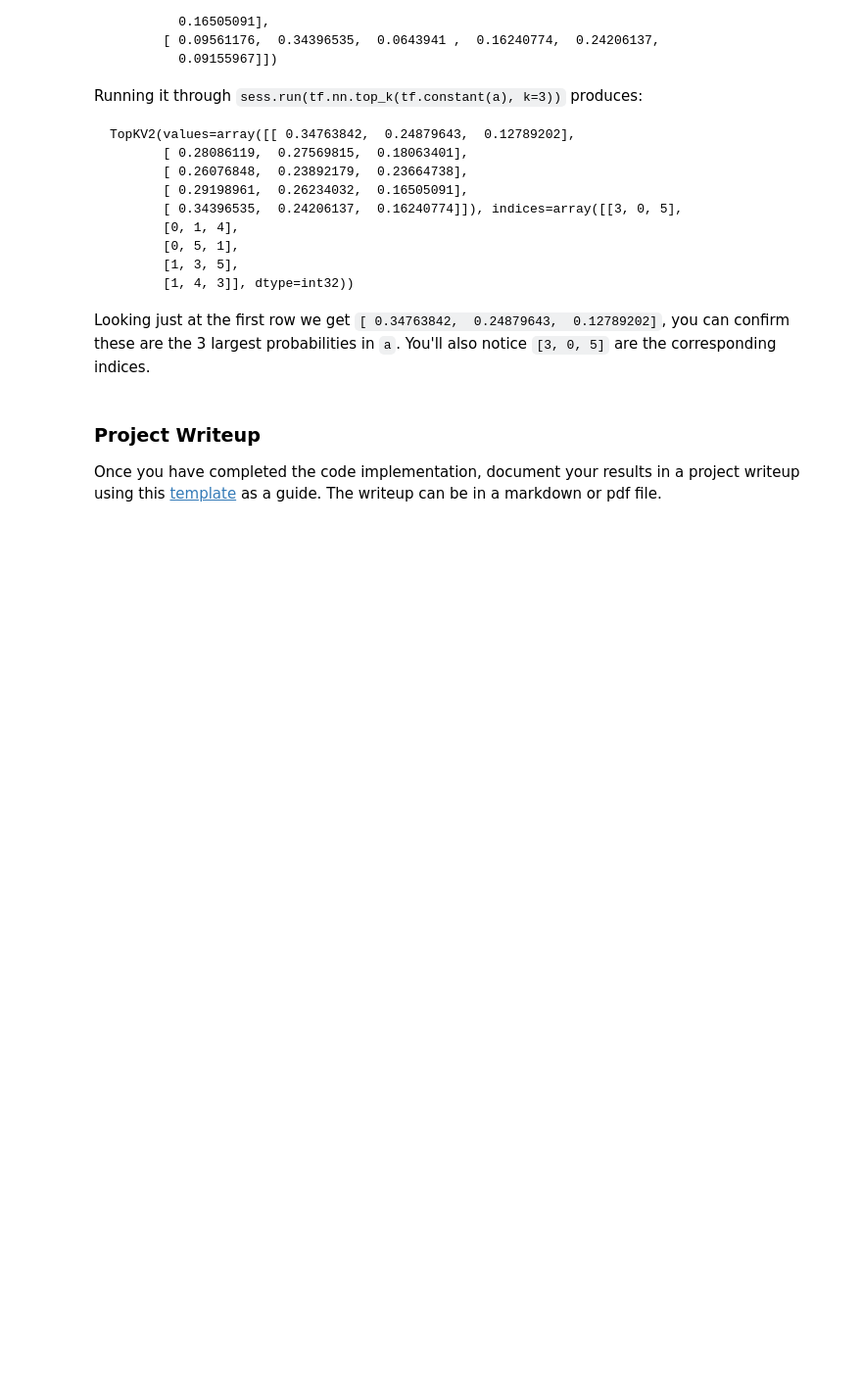
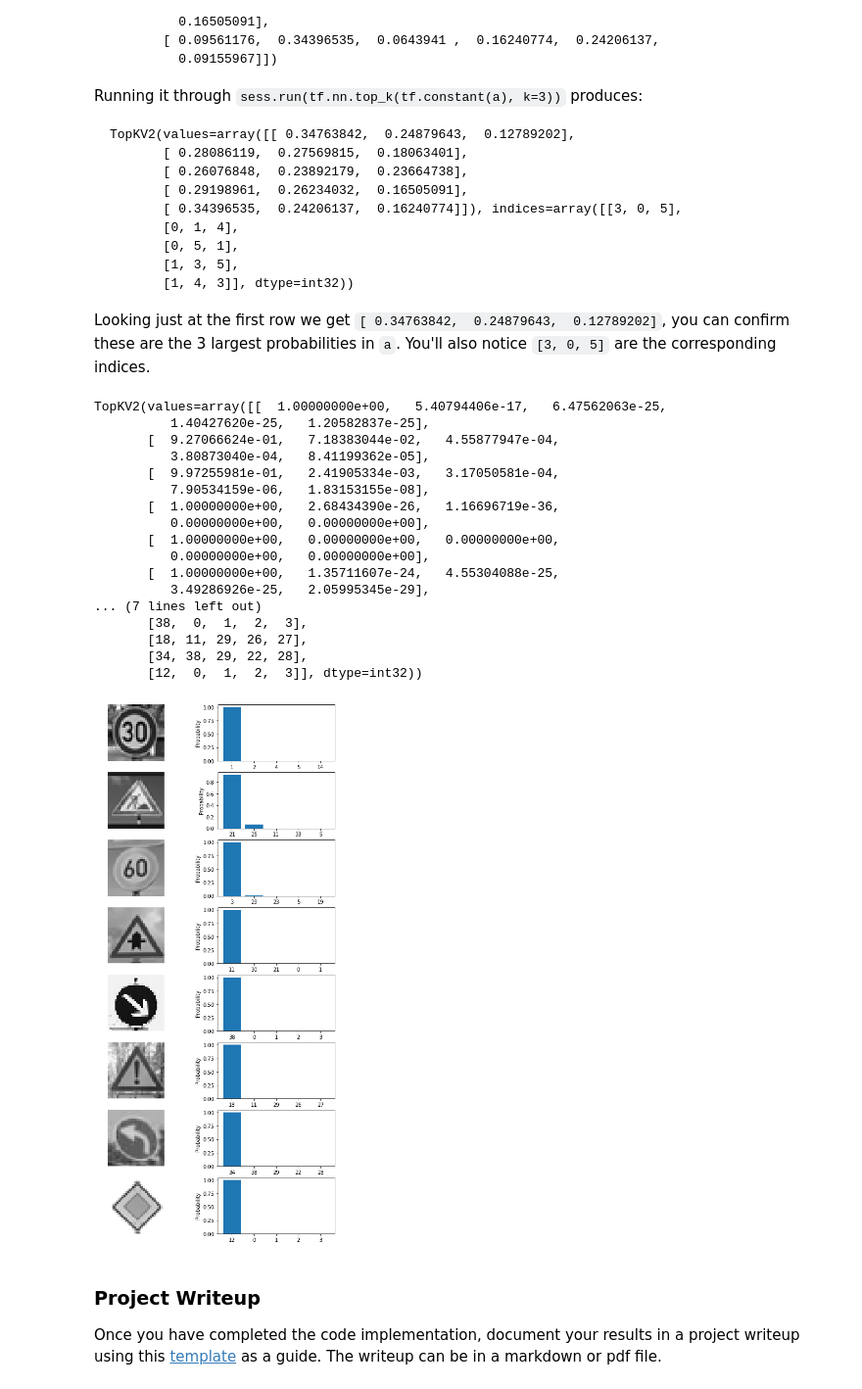
Before and after one commit to bt22dr/CarND-Traffic-Sign-Classifier-Project, a Jupyter notebook: Traffic_Sign_Classifier.ipynb, the cells around one changed output. Shown: that part at 98% size. Saved outputs shown, nothing was run; the diff lists cells and outputs as text; code cells hidden in the pictures; blank space fills up the shorter version.

```diff
--- a/Traffic_Sign_Classifier.ipynb
+++ b/Traffic_Sign_Classifier.ipynb
@@ -442,6 +513,45 @@ Looking just at the first row we get `[ 0.34763842,  0.24879643,  0.12789202]`,
 # %%
 ### Print out the top five softmax probabilities for the predictions on the German traffic sign images found on the web.
 ### Feel free to use as many code cells as needed.
+# %%
+sess.run(tf.global_variables_initializer())
+saver = tf.train.import_meta_graph('./models/lenet.meta')
+saver.restore(sess, tf.train.latest_checkpoint('./models'))
+
+np_topK = sess.run(tf.nn.top_k(prob, k=5), feed_dict={x: X_real, keep_prob: 1.0})
+
+fig, axs = plt.subplots(n_test_images, 2, figsize=(9, 19))
+axs = axs.ravel()
+
+print(np_topK)
+
+for i in range(n_test_images*2):
+    if i%2 == 0:
+        axs[i].axis('off')
+        axs[i].imshow(np.squeeze(X_real[i//2]), cmap='gray', vmin=-1, vmax=1)
+    else:
+        axs[i].bar(range(5), np_topK.values[i//2])
+        axs[i].set_xticklabels(np.insert(np_topK.indices[i//2], 0, 0))
+        axs[i].set_ylabel('Probability')
+# %% [output]
+TopKV2(values=array([[  1.00000000e+00,   5.40794406e-17,   6.47562063e-25,
+          1.40427620e-25,   1.20582837e-25],
+       [  9.27066624e-01,   7.18383044e-02,   4.55877947e-04,
+          3.80873040e-04,   8.41199362e-05],
+       [  9.97255981e-01,   2.41905334e-03,   3.17050581e-04,
+          7.90534159e-06,   1.83153155e-08],
+       [  1.00000000e+00,   2.68434390e-26,   1.16696719e-36,
+          0.00000000e+00,   0.00000000e+00],
+       [  1.00000000e+00,   0.00000000e+00,   0.00000000e+00,
+          0.00000000e+00,   0.00000000e+00],
+       [  1.00000000e+00,   1.35711607e-24,   4.55304088e-25,
+          3.49286926e-25,   2.05995345e-29],
+... (7 lines left out)
+       [38,  0,  1,  2,  3],
+       [18, 11, 29, 26, 27],
+       [34, 38, 29, 22, 28],
+       [12,  0,  1,  2,  3]], dtype=int32))
+[figure, added]
 # %% [markdown]
 ### Project Writeup
 
```
Also changed, not shown: parts of 10 cells of this notebook, 1 other file.
